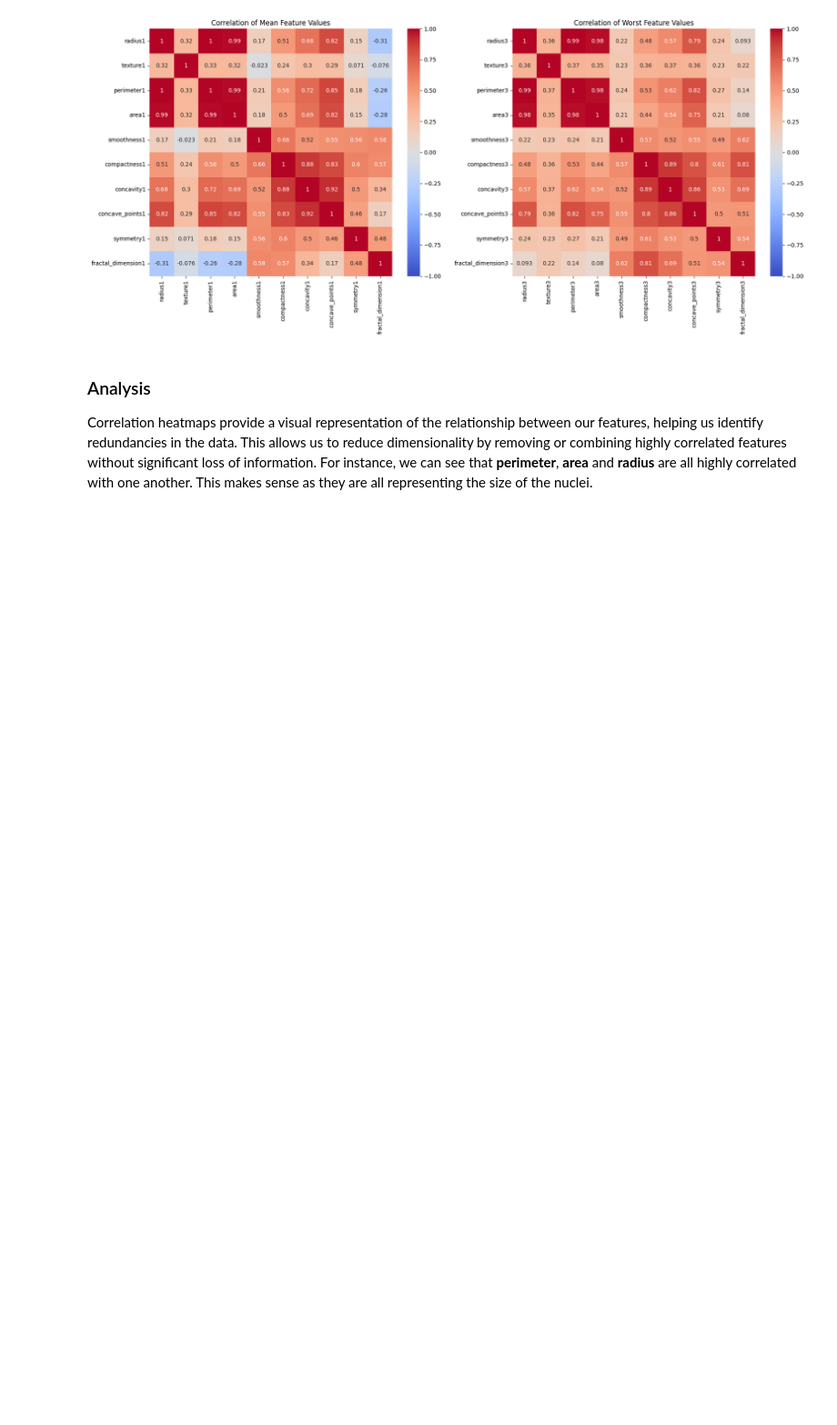
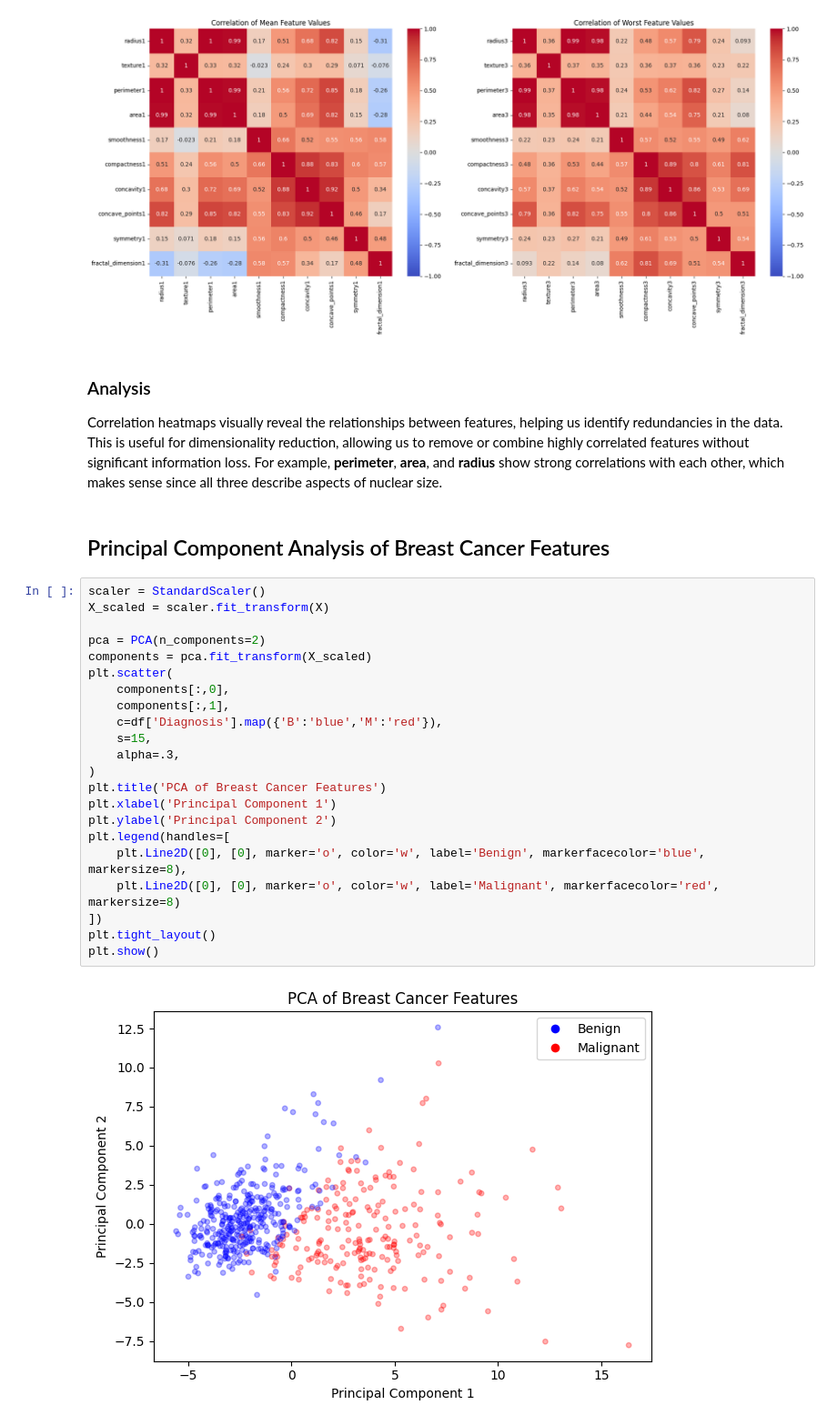
Before and after one commit to emilysaunders28/breast-cancer, a Jupyter notebook: breast_cancer_visualization.ipynb, the cells around one changed output. Shown at 91% size. Cells and saved outputs as stored; diff of their text form; blank space fills up the shorter version.

```diff
--- a/breast_cancer_visualization.ipynb
+++ b/breast_cancer_visualization.ipynb
@@ -129,4 +131,30 @@ plt.show()
 [figure]
 # %% [markdown]
 ### Analysis
-Correlation heatmaps provide a visual representation of the relationship between our features, helping us identify redundancies in the data. This allows us to reduce dimensionality by removing or combining highly correlated features without significant loss of information. For instance, we can see that **perimeter**, **area** and **radius** are all highly correlated with one another. This makes sense as they are all representing the size of the nuclei.
+Correlation heatmaps visually reveal the relationships between features, helping us identify redundancies in the data. This is useful for dimensionality reduction, allowing us to remove or combine highly correlated features without significant information loss. For example, **perimeter**, **area**, and **radius** show strong correlations with each other, which makes sense since all three describe aspects of nuclear size.
+# %% [markdown]
+## Principal Component Analysis of Breast Cancer Features
+# %%
+scaler = StandardScaler()
+X_scaled = scaler.fit_transform(X)
+
+pca = PCA(n_components=2)
+components = pca.fit_transform(X_scaled)
+plt.scatter(
+    components[:,0],
+    components[:,1],
+    c=df['Diagnosis'].map({'B':'blue','M':'red'}),
+    s=15,
+    alpha=.3,
+)
+plt.title('PCA of Breast Cancer Features')
+plt.xlabel('Principal Component 1')
+plt.ylabel('Principal Component 2')
+plt.legend(handles=[
+    plt.Line2D([0], [0], marker='o', color='w', label='Benign', markerfacecolor='blue', markersize=8),
+    plt.Line2D([0], [0], marker='o', color='w', label='Malignant', markerfacecolor='red', markersize=8)
+])
+plt.tight_layout()
+plt.show()
+# %% [output]
+[figure, added]
```
Also changed, not shown: parts of 1 cell of this notebook, 1 other file.
